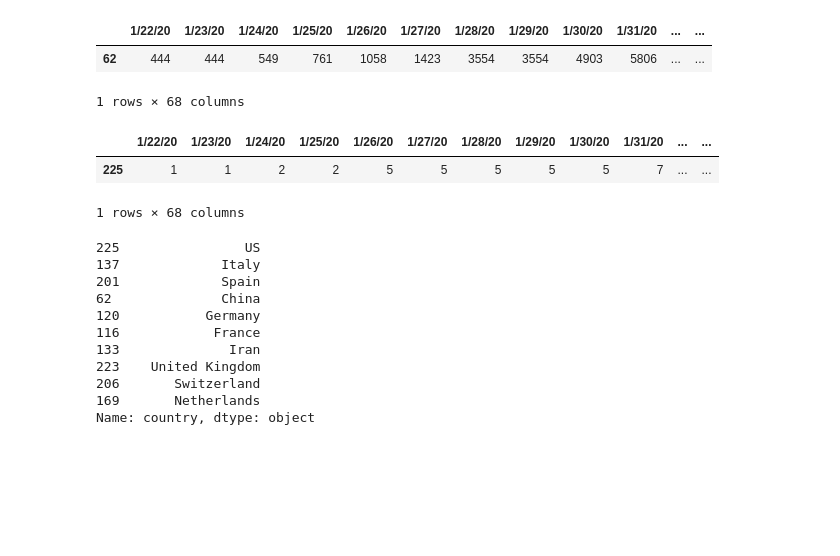
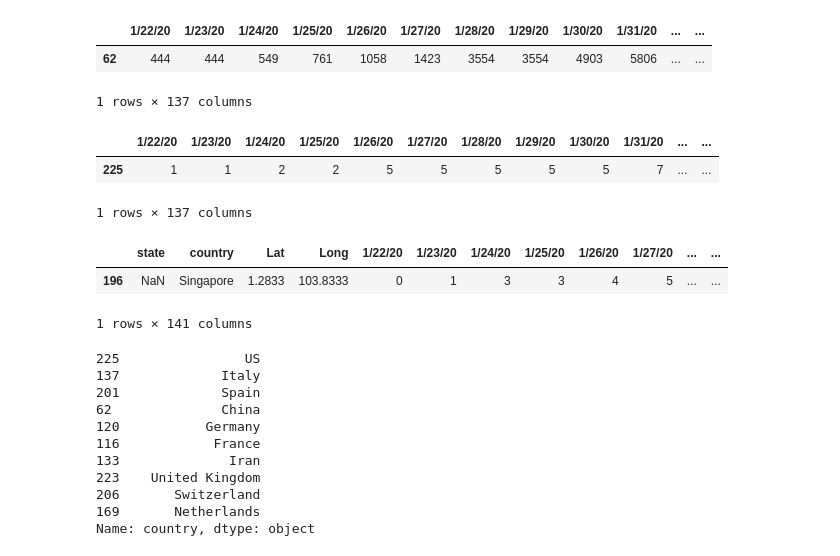
Before and after one commit to kvtoraman/covid-19, a Jupyter notebook: coronavirus_time_series.ipynb, the cells around one changed output. Drawn from its saved outputs; the diff is of its cells as text; code cells hidden in the pictures; blank space fills up the shorter version.

```diff
--- a/coronavirus_time_series.ipynb
+++ b/coronavirus_time_series.ipynb
@@ -7,19 +7,23 @@ df = pd.read_csv(url)
 # %%
 df = df.rename(columns={"Province/State" : "state", "Country/Region": "country"})
 # %%
-hubei = df[df["state"] == "Hubei"][df.columns[4:]]
-hubei
+df[df["state"] == "Hubei"][df.columns[4:]]
 # %% [output]
 |  | 1/22/20 | 1/23/20 | 1/24/20 | 1/25/20 | 1/26/20 | 1/27/20 | 1/28/20 | 1/29/20 | 1/30/20 | 1/31/20 | ... | ... |
 | 62 | 444 | 444 | 549 | 761 | 1058 | 1423 | 3554 | 3554 | 4903 | 5806 | ... | ... |
-1 rows × 68 columns
+1 rows × 137 columns
 # %%
-usa = df[df["country"] == "US"][df.columns[4:]]
-usa
+df[df["country"] == "US"][df.columns[4:]]
 # %% [output]
 |  | 1/22/20 | 1/23/20 | 1/24/20 | 1/25/20 | 1/26/20 | 1/27/20 | 1/28/20 | 1/29/20 | 1/30/20 | 1/31/20 | ... | ... |
 | 225 | 1 | 1 | 2 | 2 | 5 | 5 | 5 | 5 | 5 | 7 | ... | ... |
-1 rows × 68 columns
+1 rows × 137 columns
+# %%
+df[df.country == "Singapore"]
+# %% [output]
+|  | state | country | Lat | Long | 1/22/20 | 1/23/20 | 1/24/20 | 1/25/20 | 1/26/20 | 1/27/20 | ... | ... |
+| 196 | NaN | Singapore | 1.2833 | 103.8333 | 0 | 1 | 3 | 3 | 4 | 5 | ... | ... |
+1 rows × 141 columns
 # %%
 top10 = df.sort_values(by="3/29/20",ascending=False).country[:10]
 top10
```
Also changed, not shown: 3 other files.
